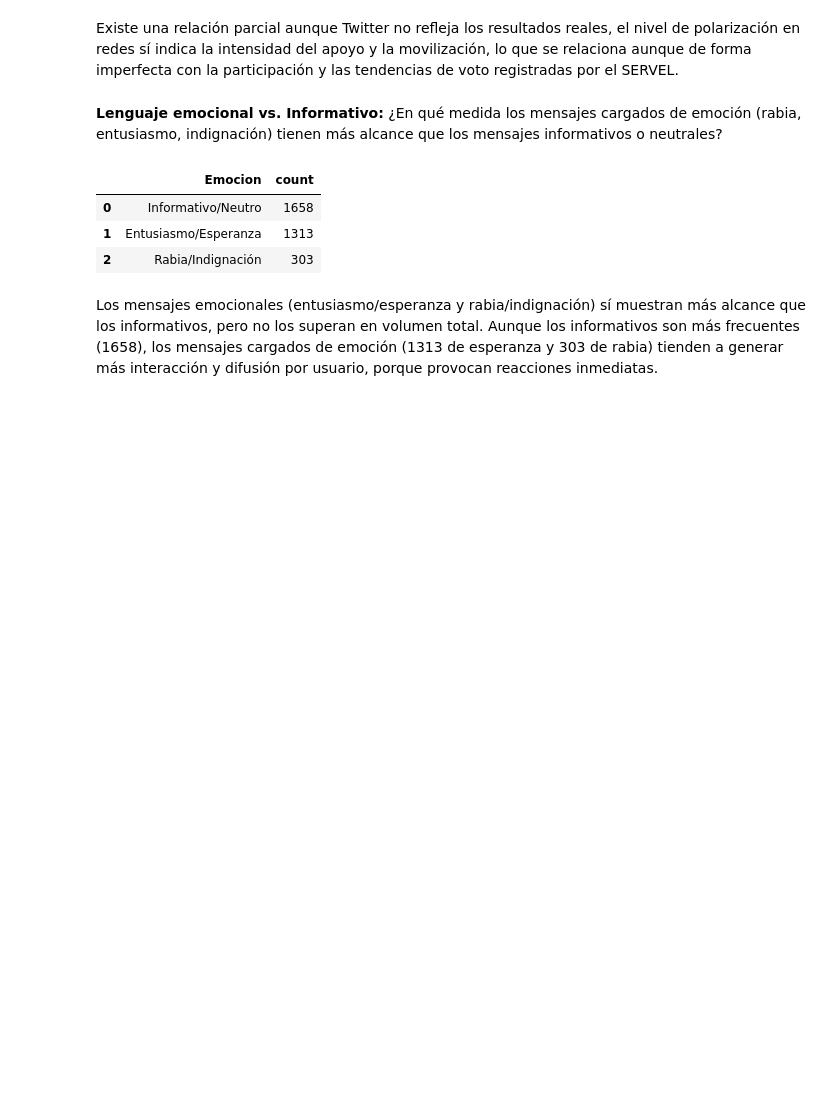
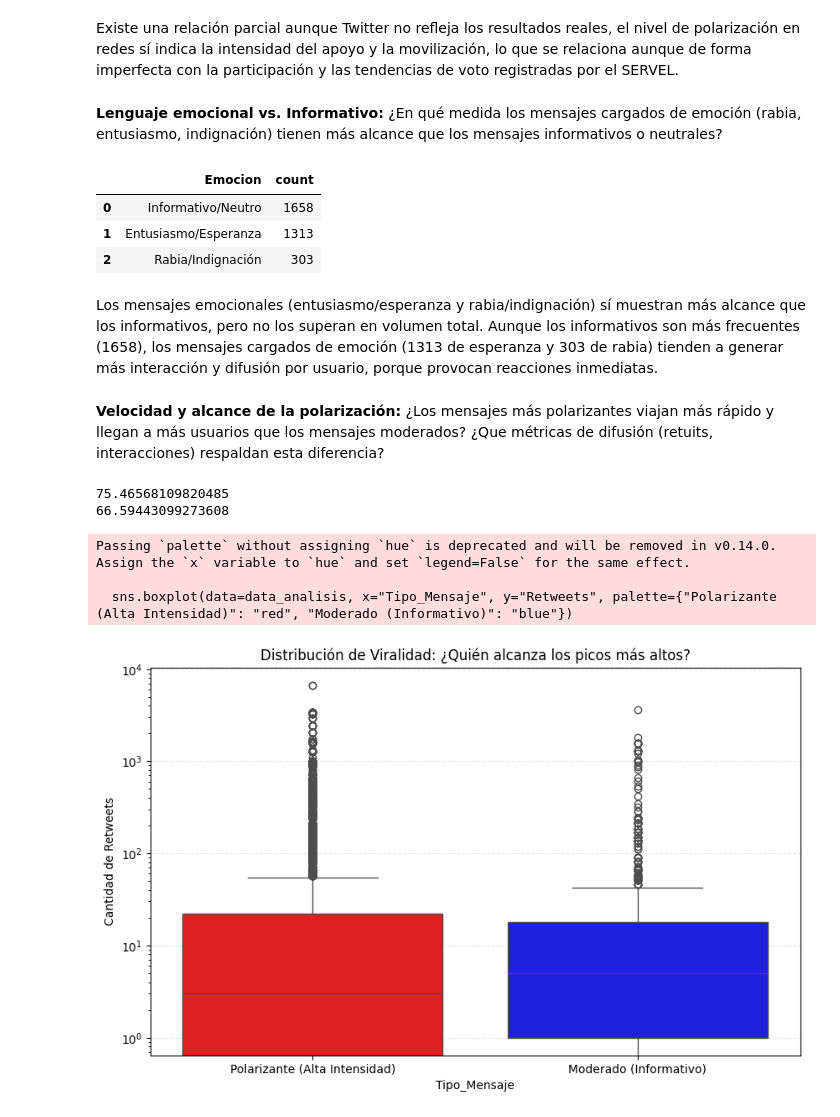
Before and after one commit to NicoRfdez/Proyecto-IMT2200, a Jupyter notebook: Notebooks/10_Analisis_preguntas.ipynb, the cells around one changed output. Cells and saved outputs as stored; diff of their text form; code cells hidden in the pictures; blank space fills up the shorter version.

Commit message:
Analisis Preguntas

```diff
--- a/Notebooks/10_Analisis_preguntas.ipynb
+++ b/Notebooks/10_Analisis_preguntas.ipynb
@@ -132,3 +134,60 @@ emocion.reset_index()
 | 2 | Rabia/Indignación | 303 |
 # %% [markdown]
 Los mensajes emocionales (entusiasmo/esperanza y rabia/indignación) sí muestran más alcance que los informativos, pero no los superan en volumen total. Aunque los informativos son más frecuentes (1658), los mensajes cargados de emoción (1313 de esperanza y 303 de rabia) tienden a generar más interacción y difusión por usuario, porque provocan reacciones inmediatas.
+# %% [markdown]
+**Velocidad y alcance de la polarización:** ¿Los mensajes más polarizantes viajan más rápido y llegan a más usuarios que los mensajes moderados? ¿Que métricas de difusión (retuits, interacciones) respaldan esta diferencia?
+# %%
+data["Retweets"] = pd.to_numeric(data["Retweets"], errors="coerce").fillna(0)
+data["Likes"] = pd.to_numeric(data["Likes"], errors="coerce").fillna(0)
+data["Fecha_Dt"] = pd.to_datetime(data["Tweet Creation Date"], errors="coerce")
+
+palabras_clave = {
+    "Polarizante": [
+        "traición", "mentira", "violencia", "destruir", "falso", "vergüenza",
+        "miedo", "fraude", "ilegitimo", "delincuente", "miserable", "odio",
+        "comunismo", "fascismo", "rechazo", "apruebo"
+    ],
+    "Moderado": [
+        "servel", "mesa", "local", "votación", "horario", "protocolo",
+        "cédula", "carnet", "lápiz", "constitucion", "plebiscito", "información"
+    ]
+}
+def intensidad(txt):
+    if not isinstance(txt, str):
+        return "Otro"
+    txt = txt.lower()
+
+    es_polarizante = any(p in txt for p in palabras_clave["Polarizante"])
+    es_moderado = any(p in txt for p in palabras_clave["Moderado"])
+
+    if es_polarizante:
+        return "Polarizante (Alta Intensidad)"
+    if es_moderado:
+        return "Moderado (Informativo)"
+    return "Neutro/Otro"
+
+data["Tipo_Mensaje"] = data["Tweet Content"].apply(intensidad)
+data_analisis = data[data["Tipo_Mensaje"].isin(["Polarizante (Alta Intensidad)", "Moderado (Informativo)"])]
+#Generamos los datos estadisticos
+metricas = data_analisis.groupby("Tipo_Mensaje")[["Retweets", "Likes"]].describe()
+metricas
+#EXTRAEMOS LAS MEDIAS
+media_polarizante = metricas.loc["Polarizante (Alta Intensidad)", ("Retweets", "mean")]
+media_moderado = metricas.loc["Moderado (Informativo)", ("Retweets", "mean")]
+
+print(media_polarizante)
+print(media_moderado)
+plt.figure(figsize=(10, 6))
+sns.boxplot(data=data_analisis, x="Tipo_Mensaje", y="Retweets", palette={"Polarizante (Alta Intensidad)": "red", "Moderado (Informativo)": "blue"})
+plt.yscale("log")
+plt.title("Distribución de Viralidad: ¿Quién alcanza los picos más altos?")
+plt.ylabel("Cantidad de Retweets")
+plt.grid(True, axis="y", linestyle="--", alpha=0.3)
+plt.show()
+# %% [output]
+75.46568109820485
+66.59443099273608
+Passing `palette` without assigning `hue` is deprecated and will be removed in v0.14.0. Assign the `x` variable to `hue` and set `legend=False` for the same effect.
+
+  sns.boxplot(data=data_analisis, x="Tipo_Mensaje", y="Retweets", palette={"Polarizante (Alta Intensidad)": "red", "Moderado (Informativo)": "blue"})
+[figure, added]
```
Also changed, not shown: parts of 2 cells of this notebook.
